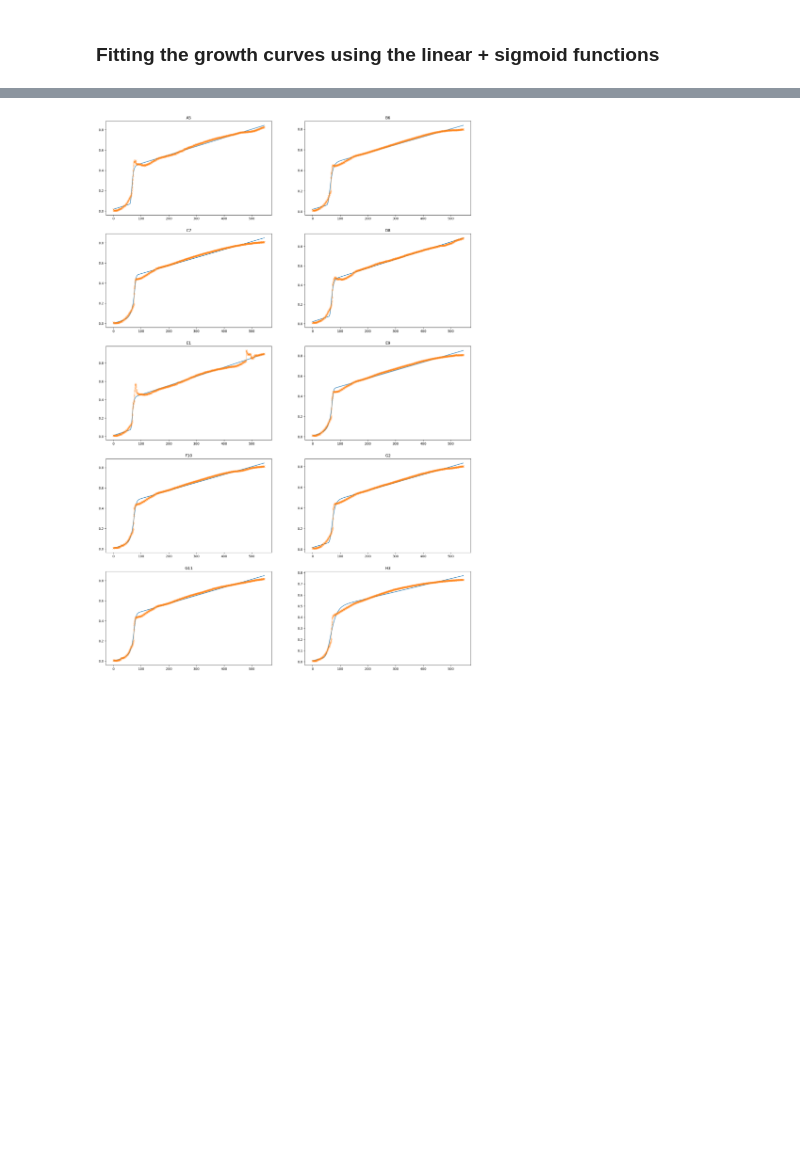
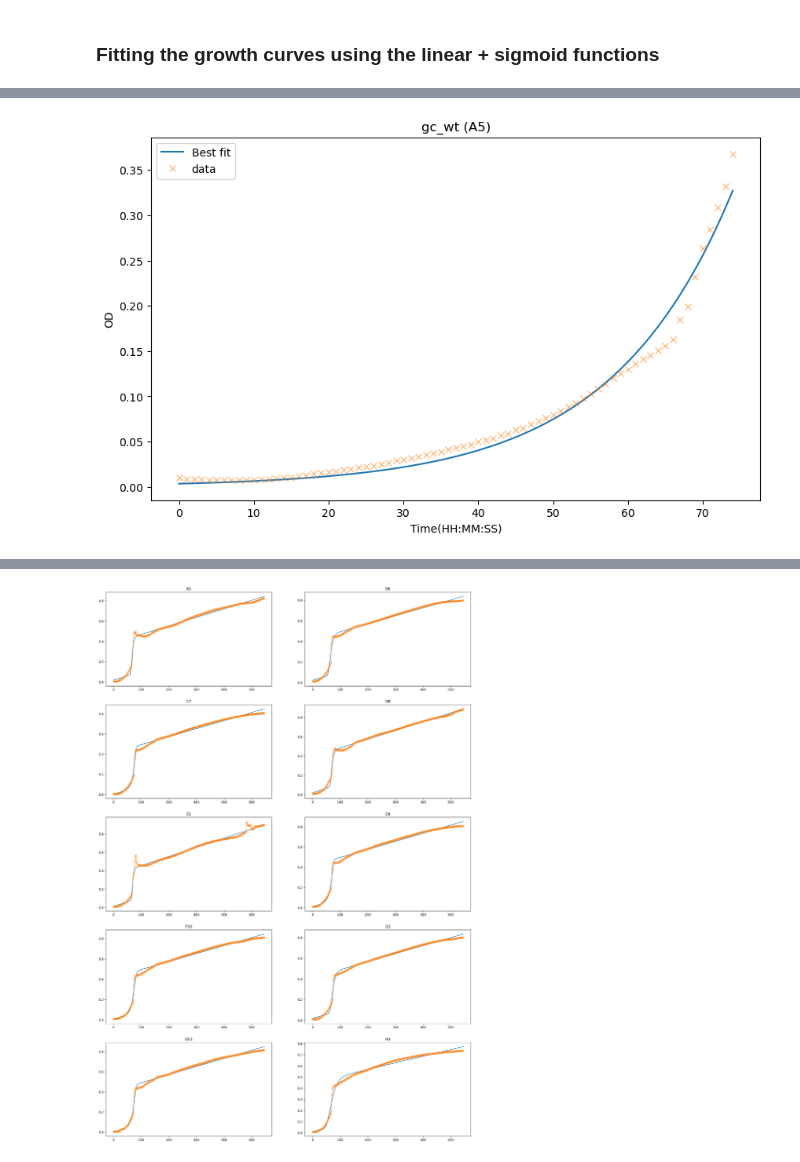
Before and after one commit to mpedraza98/trna, a Jupyter notebook: Fit_growth_curve.ipynb, the cells around one changed output, grey strips where cells are left out. Drawn from its saved outputs; the diff is of its cells as text; code cells hidden in the pictures; blank space fills up the shorter version.

```diff
--- a/Fit_growth_curve.ipynb
+++ b/Fit_growth_curve.ipynb
@@ -170,0 +154,14 @@ plot_fit_gc(df, simple_logistic, test_params, single_scattering=True)
+# %%
+plt.figure(figsize = (10,6))
+#plt.plot(X, result1.init_fit, '--', label='initial fit')
+#plt.plot(X, result.best_fit, '-', label='best fit')
+plt.plot(X, logistic_result.best_fit, '-', label='Best fit')
+plt.plot(X, y, 'x', alpha = 0.5, label = 'data')
+plt.legend();
+#plt.xticks(X,list(df['Time'].values[X]));
+plt.xlabel('Time(HH:MM:SS)');
+plt.ylabel('OD');
+plt.title(f'{df.name} ({col_names[0]})');
+plt.savefig('gc_fit.png', dpi = 300);
+# %% [output]
+[figure, added]
```
Also changed, not shown: parts of 35 cells of this notebook, 14 other files.
